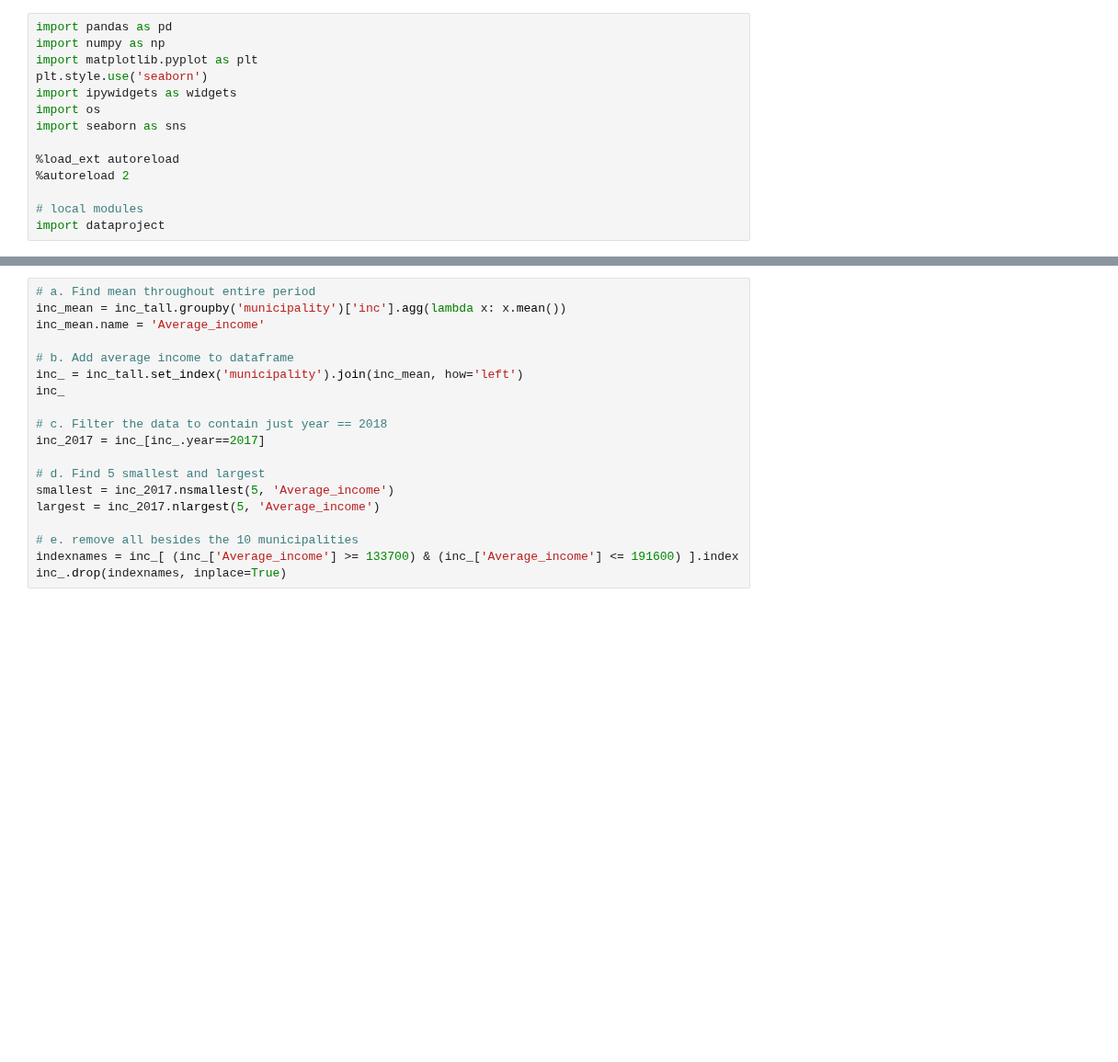
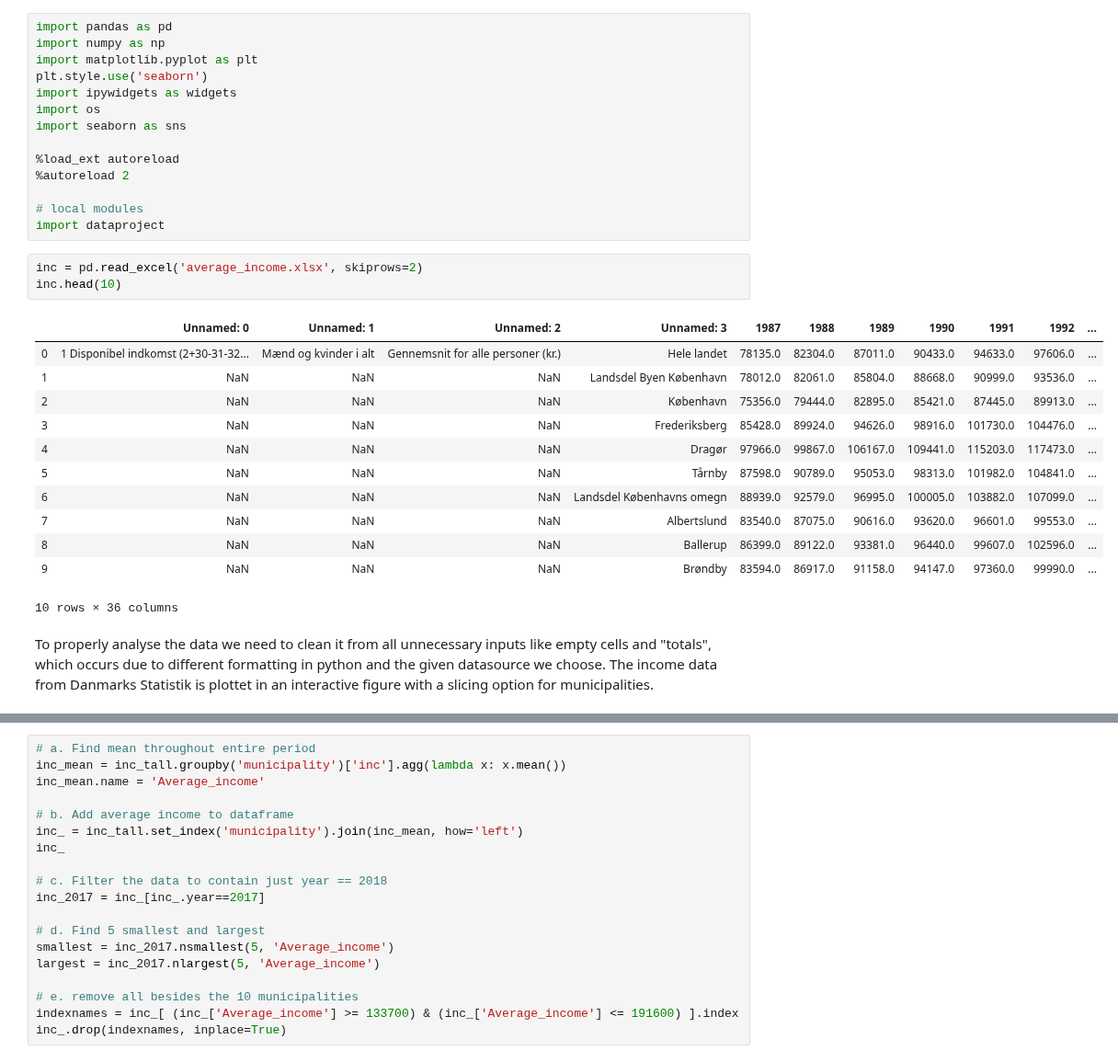
Before and after one commit to NumEconCopenhagen/projects-2020-jop, a Jupyter notebook: dataproject/dataproject.ipynb, the cells around one changed output, grey strips where cells are left out. Shown at 92% size. Saved outputs shown, nothing was run; the diff lists cells and outputs as text; blank space fills up the shorter version.

```diff
--- a/dataproject/dataproject.ipynb
+++ b/dataproject/dataproject.ipynb
@@ -14,4 +14,23 @@ import seaborn as sns
 
 # local modules
 import dataproject
+# %%
+inc = pd.read_excel('average_income.xlsx', skiprows=2)
+inc.head(10)
+# %% [output]
+|  | Unnamed: 0 | Unnamed: 1 | Unnamed: 2 | Unnamed: 3 | 1987 | 1988 | 1989 | 1990 | 1991 | 1992 | ... |
+| 0 | 1 Disponibel indkomst (2+30-31-32... | Mænd og kvinder i alt | Gennemsnit for alle personer (kr.) | Hele landet | 78135.0 | 82304.0 | 87011.0 | 90433.0 | 94633.0 | 97606.0 | ... |
+| 1 | NaN | NaN | NaN | Landsdel Byen København | 78012.0 | 82061.0 | 85804.0 | 88668.0 | 90999.0 | 93536.0 | ... |
+| 2 | NaN | NaN | NaN | København | 75356.0 | 79444.0 | 82895.0 | 85421.0 | 87445.0 | 89913.0 | ... |
+| 3 | NaN | NaN | NaN | Frederiksberg | 85428.0 | 89924.0 | 94626.0 | 98916.0 | 101730.0 | 104476.0 | ... |
+| 4 | NaN | NaN | NaN | Dragør | 97966.0 | 99867.0 | 106167.0 | 109441.0 | 115203.0 | 117473.0 | ... |
+| 5 | NaN | NaN | NaN | Tårnby | 87598.0 | 90789.0 | 95053.0 | 98313.0 | 101982.0 | 104841.0 | ... |
+| 6 | NaN | NaN | NaN | Landsdel Københavns omegn | 88939.0 | 92579.0 | 96995.0 | 100005.0 | 103882.0 | 107099.0 | ... |
+| 7 | NaN | NaN | NaN | Albertslund | 83540.0 | 87075.0 | 90616.0 | 93620.0 | 96601.0 | 99553.0 | ... |
+| 8 | NaN | NaN | NaN | Ballerup | 86399.0 | 89122.0 | 93381.0 | 96440.0 | 99607.0 | 102596.0 | ... |
+| 9 | NaN | NaN | NaN | Brøndby | 83594.0 | 86917.0 | 91158.0 | 94147.0 | 97360.0 | 99990.0 | ... |
+10 rows × 36 columns
+# %% [markdown]
+To properly analyse the data we need to clean it from all unnecessary inputs like empty cells and "totals", which occurs due to different formatting in python and the given datasource we choose.
+The income data from Danmarks Statistik is plottet in an interactive figure with a slicing option for municipalities.
 # %%
```
Also changed, not shown: parts of 54 cells of this notebook.
